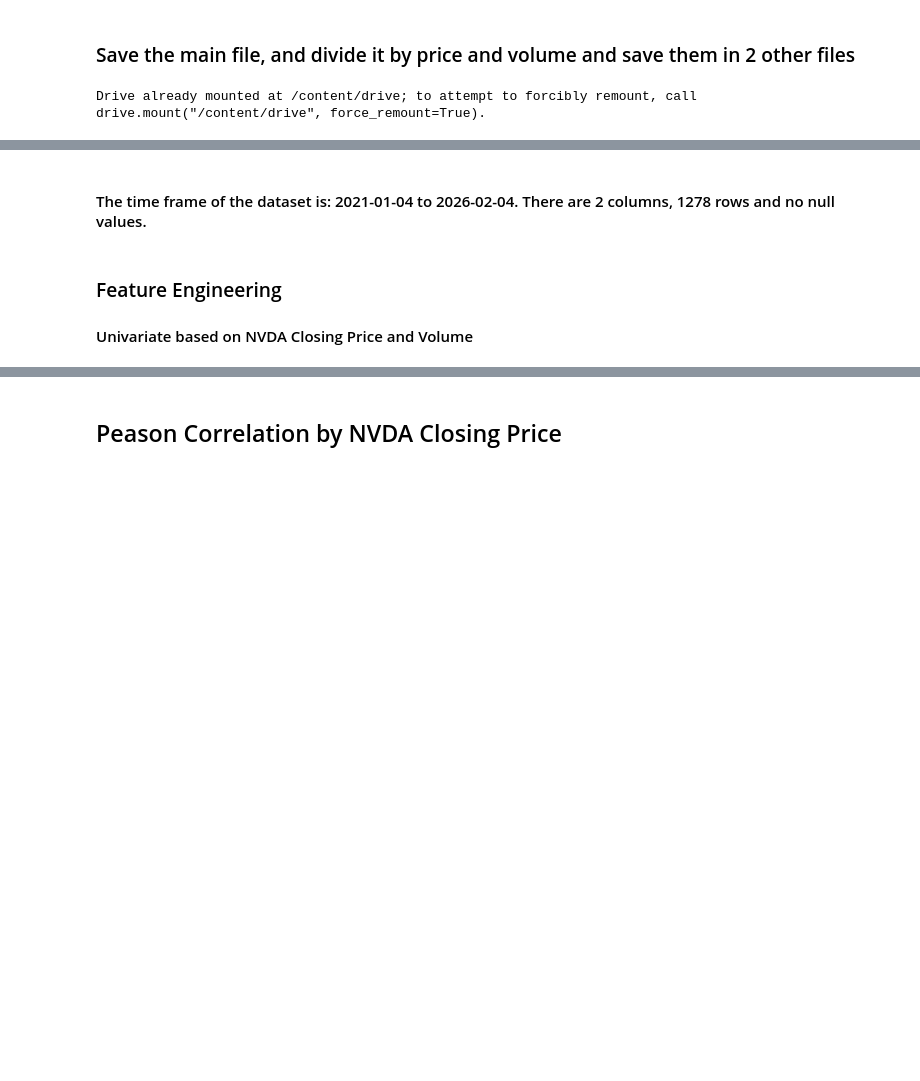
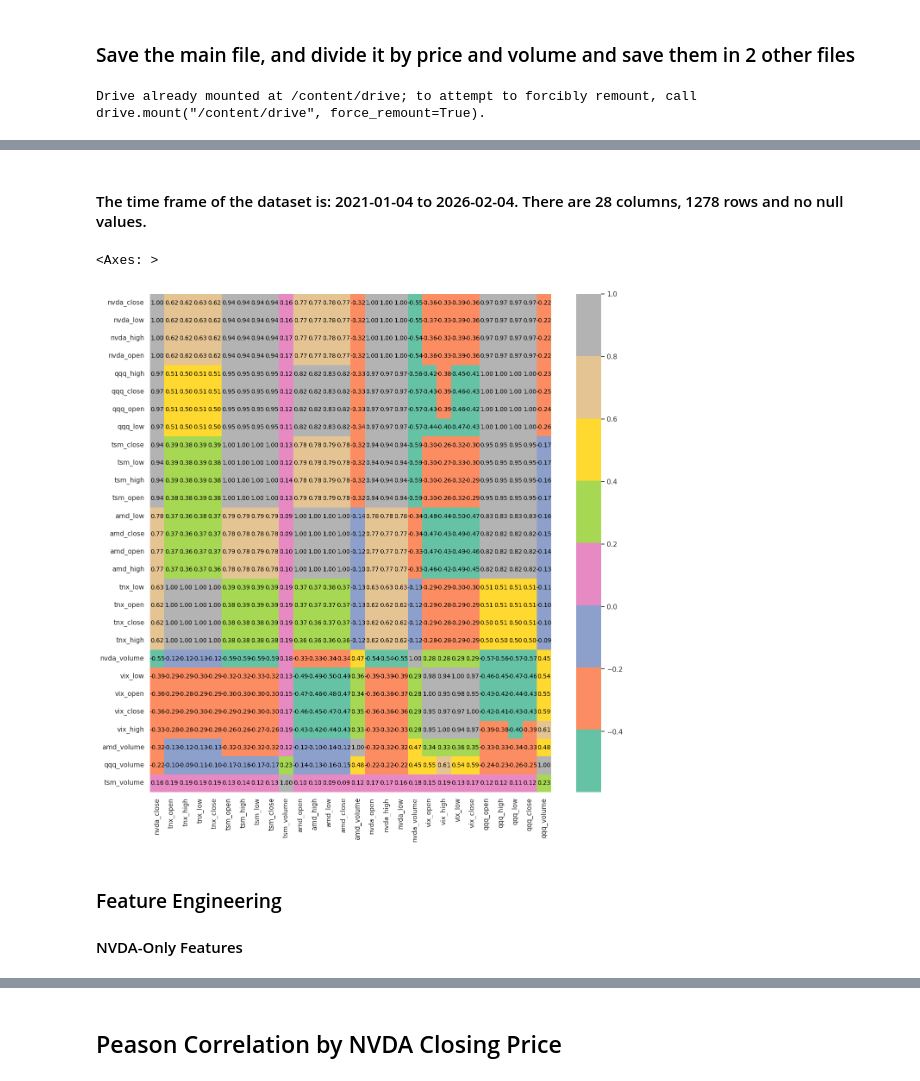
Before and after one commit to EsserMishelle/short-term-stock-forecast, a Jupyter notebook: 04_ml_price_based.ipynb, the cells around one changed output, grey strips where cells are left out. Drawn from its saved outputs; the diff is of its cells as text; code cells hidden in the pictures; blank space fills up the shorter version.

```diff
--- a/04_ml_price_based.ipynb
+++ b/04_ml_price_based.ipynb
@@ -76,5 +47,9 @@ None
 # %%
 from google.colab import drive
 drive.mount('/content/drive')
+
+# Define folder path within the drive
+folder_path = '/content/drive/MyDrive/stocks'
+os.makedirs(folder_path, exist_ok=True)
 # %% [output]
 Drive already mounted at /content/drive; to attempt to forcibly remount, call drive.mount("/content/drive", force_remount=True).
@@ -241,0 +56,10 @@ Index(['AMD_Volume', 'NVDA_Volume', 'QQQ_Volume', 'TSM_Volume'], dtype='object')
+# %%
+# --- Load the clean file without '^VIX_Volume', '^TNX_Volume' (values are 0's)
+
+stocks_flat_clean_path = os.path.join(folder_path, 'stocks_raw_2021_2026_clean.csv')
+
+stocks_flat_clean = pd.read_csv(stocks_flat_clean_path,
+    index_col='Date',
+    parse_dates=True
+)
+stocks_flat_clean.head()
@@ -241,0 +75,16 @@ Index(['AMD_Volume', 'NVDA_Volume', 'QQQ_Volume', 'TSM_Volume'], dtype='object')
+# %%
+# updated -- ^ is replaced, column names are updated to lowercase
+all_stocks_clean = stocks_flat_clean.copy()
+all_stocks_clean.columns = all_stocks_clean.columns.str.replace('^', '').str.lower()
+all_stocks_clean
+
+display(all_stocks_clean.columns)
+all_stocks_clean.head()
+
+all_stocks_clean.to_csv(
+    '/content/drive/MyDrive/stocks/all_stocks_raw_2021_2026.csv',
+    index =True
+)
+print("Saved: all_stocks_clean_2021_2026.csv")
+df = all_stocks_clean.copy()
+df
@@ -242,6 +114,22 @@ Index(['AMD_Volume', 'NVDA_Volume', 'QQQ_Volume', 'TSM_Volume'], dtype='object')
 # %% [markdown]
-#### The time frame of the dataset is: 2021-01-04 to 2026-02-04.  There are 2 columns, 1278 rows and no null values.
+#### The time frame of the dataset is: 2021-01-04 to 2026-02-04.  There are 28 columns, 1278 rows and no null values.
+# %%
+df_corr_raw = df.copy()
+corr_matrix_raw = df_corr_raw.corr()
+sorted_corr_raw = corr_matrix_raw.loc[
+    corr_matrix_raw['nvda_close'].abs().sort_values(ascending=False).index
+]
+# Define 'cols' specifically for this heatmap, placing 'nvda_close' at the front
+# cols_raw = col for col in sorted_corr_raw.columns
+cols_raw = ['nvda_close'] + [col for col in sorted_corr_raw.columns if col != 'nvda_close']
+df_heatmap_raw = sorted_corr_raw[cols_raw]
+sns.set_theme(style="darkgrid")
+plt.figure(figsize=(15,15))
+sns.heatmap(df_heatmap_raw, annot=True, cmap='Set2', annot_kws={'fontsize': 10, 'color': 'black'}, fmt='.2f')
+# %% [output]
+<Axes: >
+[figure, added]
 # %% [markdown]
 ### Feature Engineering
 
-#### Univariate based on NVDA Closing Price and Volume
+#### NVDA-Only Features
```
Also changed, not shown: parts of 112 cells of this notebook.
